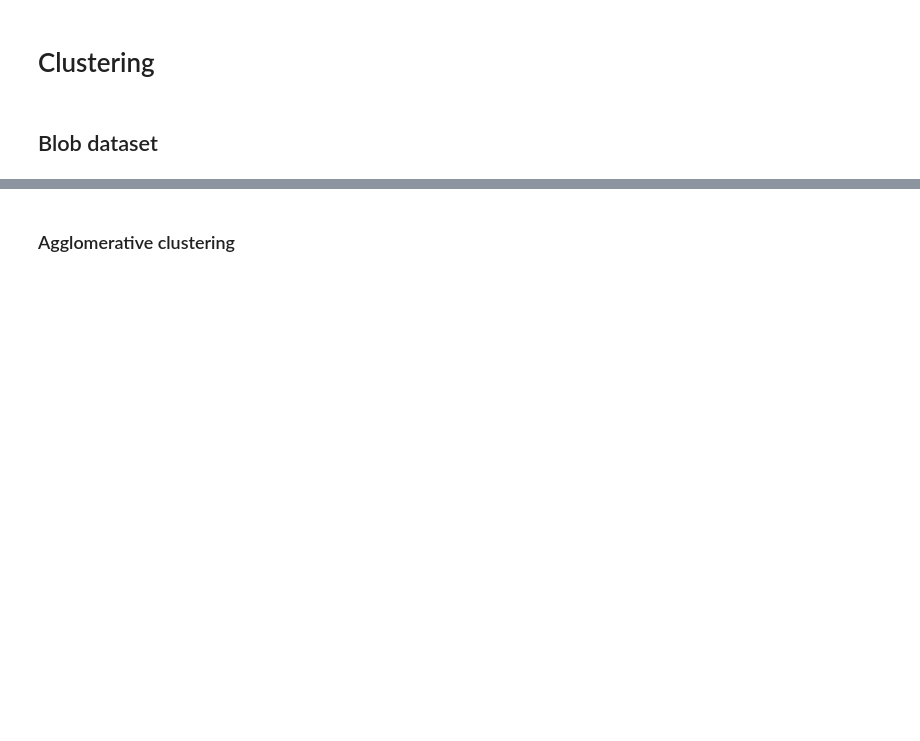
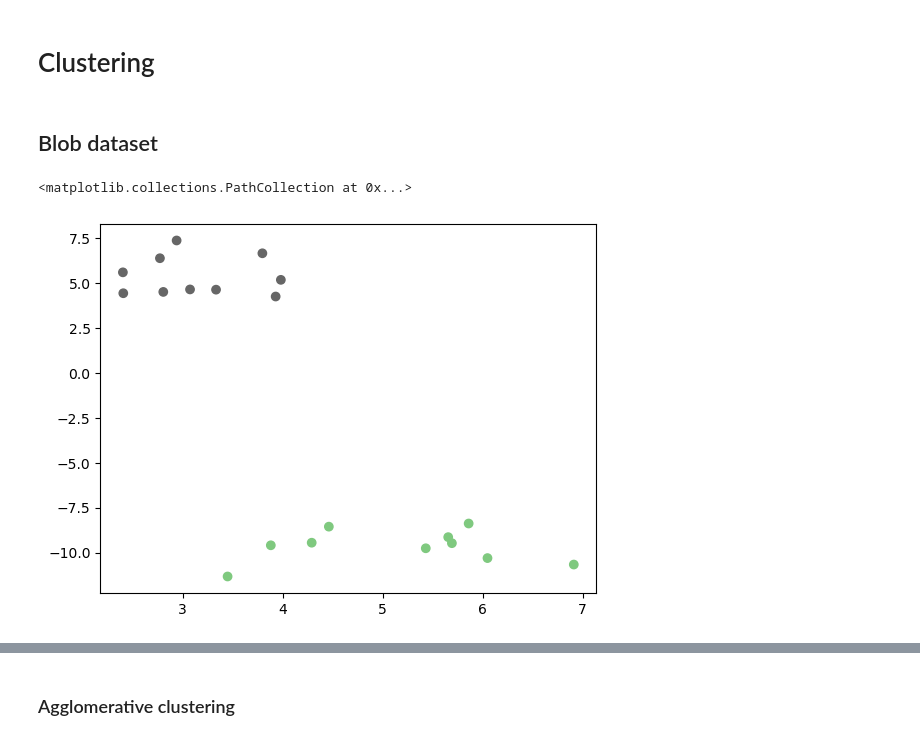
Before and after one commit to holderekt/qiskit-algorithms, a Jupyter notebook: EM_clustering.ipynb, the cells around one changed output, grey strips where cells are left out. Saved outputs shown, nothing was run; the diff lists cells and outputs as text; code cells hidden in the pictures; blank space fills up the shorter version.

```diff
--- a/EM_clustering.ipynb
+++ b/EM_clustering.ipynb
@@ -204,12 +204,15 @@ def manhattan_matrix(dataset):
 # %% [markdown]
 ## Blob dataset
 # %%
-TRAIN_SIZE = 100
+TRAIN_SIZE = 20
 
-dataset, classes = datasets.make_blobs(n_samples=TRAIN_SIZE, random_state=10, centers=2, n_features=10)
+dataset, classes = datasets.make_blobs(n_samples=TRAIN_SIZE, random_state=10, centers=2, n_features=2)
 dataset = np.array(dataset)
 
 plt.scatter(dataset[:,0], dataset[:,1], c=classes, cmap="Accent")
+# %% [output]
+<matplotlib.collections.PathCollection at 0x...>
+[figure, added]
 # %%
 em_diss = em_dissimilarity_matrix(dataset, approximate=False)
 l2_diss = euclidean_matrix(dataset)
```
Also changed, not shown: parts of 3 cells of this notebook, 2 other files.
